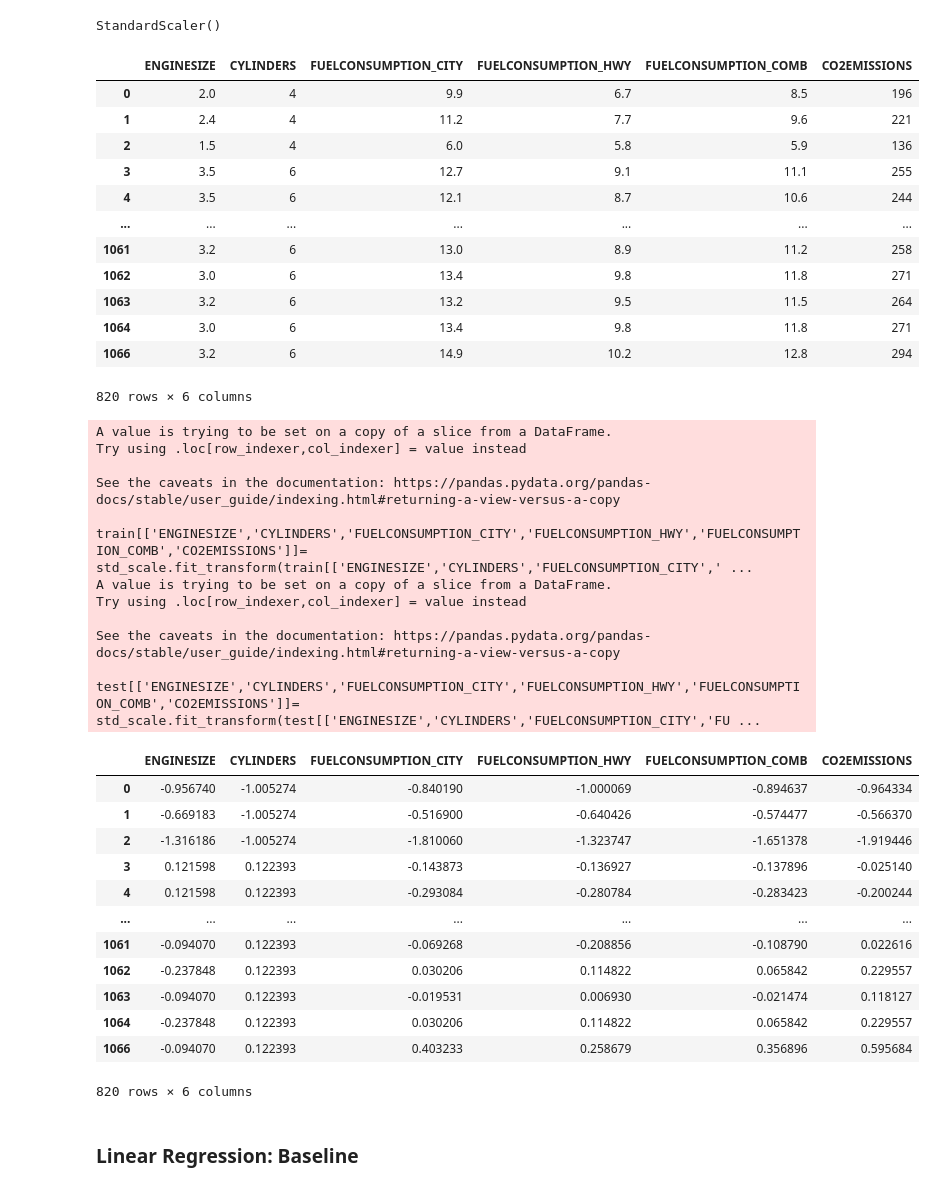
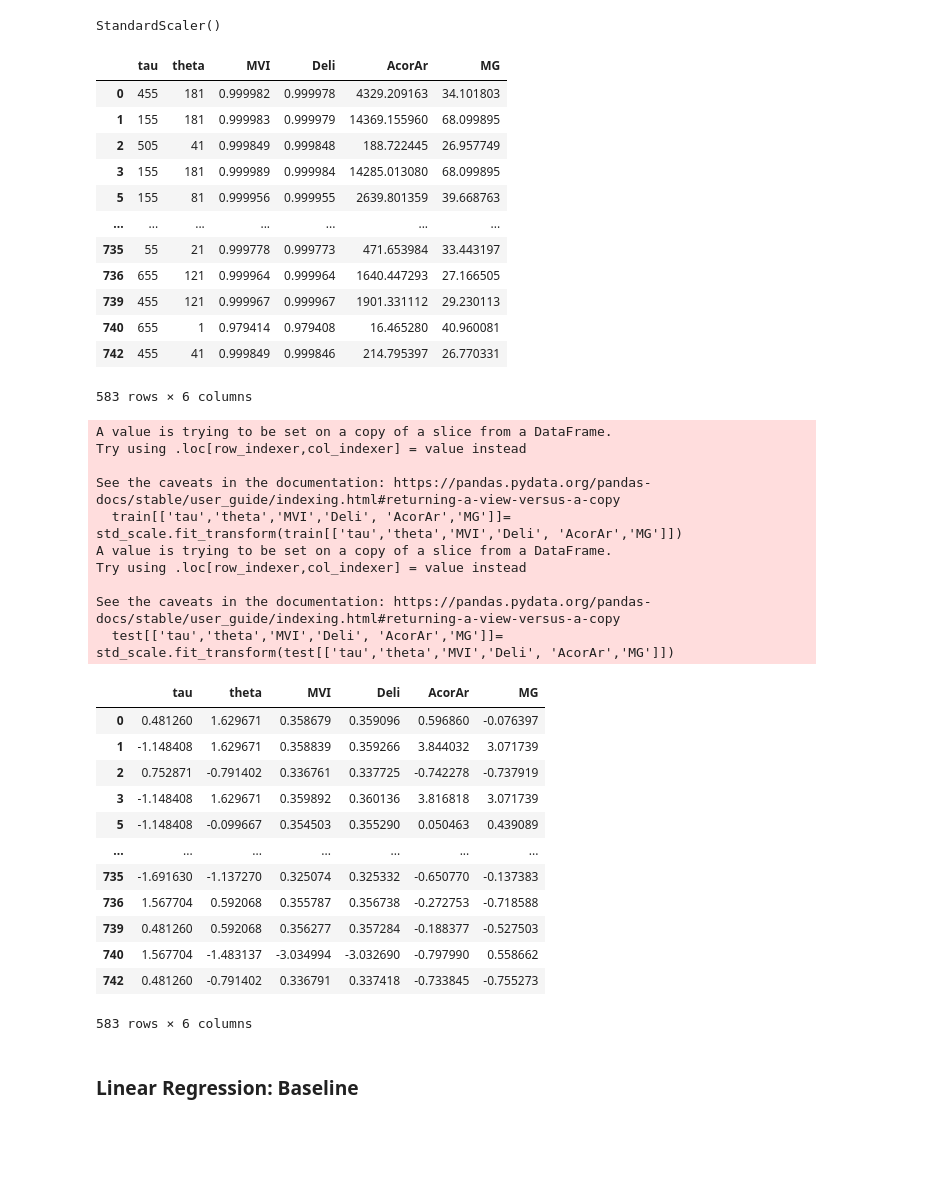
Before and after one commit to KeonyJR/Resources, a Jupyter notebook: Code/3- Regression_Ridge_Lasso_ElasticNet copy.ipynb, the cells around one changed output. Cells and saved outputs as stored; diff of their text form; code cells hidden in the pictures; blank space fills up the shorter version.

```diff
--- a/Code/3- Regression_Ridge_Lasso_ElasticNet copy.ipynb
+++ b/Code/3- Regression_Ridge_Lasso_ElasticNet copy.ipynb
@@ -40,7 +40,8 @@ import os
 current_directory = os.getcwd()
 parent_directory = os.path.abspath(os.path.join(current_directory, os.pardir))
 print("Parent directory:", parent_directory)
-Data_directory = parent_directory + "/Data" + "/FuelConsumptionCo2.csv"
+#Data_directory = parent_directory + "/Data" + "/FuelConsumptionCo2.csv"
+Data_directory = parent_directory + "/Data" + "/dataset_reduce_PI_MG.csv"
 print(Data_directory)
 # %% [output]
 Parent directory: d:\Github\Resources
@@ -48,5 +49,6 @@ d:\Github\Resources/Data/FuelConsumptionCo2.csv
 # %%
 df = pd.read_csv(Data_directory)
-cdf = df[['ENGINESIZE','CYLINDERS','FUELCONSUMPTION_CITY','FUELCONSUMPTION_HWY','FUELCONSUMPTION_COMB','CO2EMISSIONS']]
+# cdf = df[['ENGINESIZE','CYLINDERS','FUELCONSUMPTION_CITY','FUELCONSUMPTION_HWY','FUELCONSUMPTION_COMB','CO2EMISSIONS']]
+cdf = df[['tau','theta','MVI','Deli', 'AcorAr','MG']]
 cdf.head(9)
 # %% [output]
@@ -98,47 +105,52 @@ std_scale
 # %% [output]
 StandardScaler()
 # %%
-train[['ENGINESIZE','CYLINDERS','FUELCONSUMPTION_CITY','FUELCONSUMPTION_HWY','FUELCONSUMPTION_COMB','CO2EMISSIONS']]
+# train[['ENGINESIZE','CYLINDERS','FUELCONSUMPTION_CITY','FUELCONSUMPTION_HWY','FUELCONSUMPTION_COMB','CO2EMISSIONS']]
+train[['tau','theta','MVI','Deli', 'AcorAr','MG']]
 # %% [output]
-|  | ENGINESIZE | CYLINDERS | FUELCONSUMPTION_CITY | FUELCONSUMPTION_HWY | FUELCONSUMPTION_COMB | CO2EMISSIONS |
-| 0 | 2.0 | 4 | 9.9 | 6.7 | 8.5 | 196 |
-| 1 | 2.4 | 4 | 11.2 | 7.7 | 9.6 | 221 |
-| 2 | 1.5 | 4 | 6.0 | 5.8 | 5.9 | 136 |
-| 3 | 3.5 | 6 | 12.7 | 9.1 | 11.1 | 255 |
-| 4 | 3.5 | 6 | 12.1 | 8.7 | 10.6 | 244 |
+|  | tau | theta | MVI | Deli | AcorAr | MG |
+| 0 | 455 | 181 | 0.999982 | 0.999978 | 4329.209163 | 34.101803 |
+| 1 | 155 | 181 | 0.999983 | 0.999979 | 14369.155960 | 68.099895 |
+| 2 | 505 | 41 | 0.999849 | 0.999848 | 188.722445 | 26.957749 |
+| 3 | 155 | 181 | 0.999989 | 0.999984 | 14285.013080 | 68.099895 |
+| 5 | 155 | 81 | 0.999956 | 0.999955 | 2639.801359 | 39.668763 |
 | ... | ... | ... | ... | ... | ... | ... |
-| 1061 | 3.2 | 6 | 13.0 | 8.9 | 11.2 | 258 |
-| 1062 | 3.0 | 6 | 13.4 | 9.8 | 11.8 | 271 |
-| 1063 | 3.2 | 6 | 13.2 | 9.5 | 11.5 | 264 |
-| 1064 | 3.0 | 6 | 13.4 | 9.8 | 11.8 | 271 |
-| 1066 | 3.2 | 6 | 14.9 | 10.2 | 12.8 | 294 |
+| 735 | 55 | 21 | 0.999778 | 0.999773 | 471.653984 | 33.443197 |
+| 736 | 655 | 121 | 0.999964 | 0.999964 | 1640.447293 | 27.166505 |
+| 739 | 455 | 121 | 0.999967 | 0.999967 | 1901.331112 | 29.230113 |
+| 740 | 655 | 1 | 0.979414 | 0.979408 | 16.465280 | 40.960081 |
+| 742 | 455 | 41 | 0.999849 | 0.999846 | 214.795397 | 26.770331 |
-820 rows × 6 columns
+583 rows × 6 columns
 # %%
-train[['ENGINESIZE','CYLINDERS','FUELCONSUMPTION_CITY','FUELCONSUMPTION_HWY','FUELCONSUMPTION_COMB','CO2EMISSIONS']]= std_scale.fit_transform(train[['ENGINESIZE','CYLINDERS','FUELCONSUMPTION_CITY','FUELCONSUMPTION_HWY','FUELCONSUMPTION_COMB','CO2EMISSIONS']])
-test[['ENGINESIZE','CYLINDERS','FUELCONSUMPTION_CITY','FUELCONSUMPTION_HWY','FUELCONSUMPTION_COMB','CO2EMISSIONS']]= std_scale.fit_transform(test[['ENGINESIZE','CYLINDERS','FUELCONSUMPTION_CITY','FUELCONSUMPTION_HWY','FUELCONSUMPTION_COMB','CO2EMISSIONS']])
+# train[['ENGINESIZE','CYLINDERS','FUELCONSUMPTION_CITY','FUELCONSUMPTION_HWY','FUELCONSUMPTION_COMB','CO2EMISSIONS']]= std_scale.fit_transform(train[['ENGINESIZE','CYLINDERS','FUELCONSUMPTION_CITY','FUELCONSUMPTION_HWY','FUELCONSUMPTION_COMB','CO2EMISSIONS']])
+# test[['ENGINESIZE','CYLINDERS','FUELCONSUMPTION_CITY','FUELCONSUMPTION_HWY','FUELCONSUMPTION_COMB','CO2EMISSIONS']]= std_scale.fit_transform(test[['ENGINESIZE','CYLINDERS','FUELCONSUMPTION_CITY','FUELCONSUMPTION_HWY','FUELCONSUMPTION_COMB','CO2EMISSIONS']])
+# train
+
+train[['tau','theta','MVI','Deli', 'AcorAr','MG']]= std_scale.fit_transform(train[['tau','theta','MVI','Deli', 'AcorAr','MG']])
+test[['tau','theta','MVI','Deli', 'AcorAr','MG']]= std_scale.fit_transform(test[['tau','theta','MVI','Deli', 'AcorAr','MG']])
 train
 # %% [output]
 A value is trying to be set on a copy of a slice from a DataFrame.
 Try using .loc[row_indexer,col_indexer] = value instead
 
 See the caveats in the documentation: https://pandas.pydata.org/pandas-docs/stable/user_guide/indexing.html#returning-a-view-versus-a-copy
-  train[['ENGINESIZE','CYLINDERS','FUELCONSUMPTION_CITY','FUELCONSUMPTION_HWY','FUELCONSUMPTION_COMB','CO2EMISSIONS']]= std_scale.fit_transform(train[['ENGINESIZE','CYLINDERS','FUELCONSUMPTION_CITY',' ...
+  train[['tau','theta','MVI','Deli', 'AcorAr','MG']]= std_scale.fit_transform(train[['tau','theta','MVI','Deli', 'AcorAr','MG']])
 A value is trying to be set on a copy of a slice from a DataFrame.
 Try using .loc[row_indexer,col_indexer] = value instead
 
 See the caveats in the documentation: https://pandas.pydata.org/pandas-docs/stable/user_guide/indexing.html#returning-a-view-versus-a-copy
-  test[['ENGINESIZE','CYLINDERS','FUELCONSUMPTION_CITY','FUELCONSUMPTION_HWY','FUELCONSUMPTION_COMB','CO2EMISSIONS']]= std_scale.fit_transform(test[['ENGINESIZE','CYLINDERS','FUELCONSUMPTION_CITY','FU ...
+  test[['tau','theta','MVI','Deli', 'AcorAr','MG']]= std_scale.fit_transform(test[['tau','theta','MVI','Deli', 'AcorAr','MG']])
-|  | ENGINESIZE | CYLINDERS | FUELCONSUMPTION_CITY | FUELCONSUMPTION_HWY | FUELCONSUMPTION_COMB | CO2EMISSIONS |
-| 0 | -0.956740 | -1.005274 | -0.840190 | -1.000069 | -0.894637 | -0.964334 |
-| 1 | -0.669183 | -1.005274 | -0.516900 | -0.640426 | -0.574477 | -0.566370 |
-| 2 | -1.316186 | -1.005274 | -1.810060 | -1.323747 | -1.651378 | -1.919446 |
-| 3 | 0.121598 | 0.122393 | -0.143873 | -0.136927 | -0.137896 | -0.025140 |
-| 4 | 0.121598 | 0.122393 | -0.293084 | -0.280784 | -0.283423 | -0.200244 |
+|  | tau | theta | MVI | Deli | AcorAr | MG |
+| 0 | 0.481260 | 1.629671 | 0.358679 | 0.359096 | 0.596860 | -0.076397 |
+| 1 | -1.148408 | 1.629671 | 0.358839 | 0.359266 | 3.844032 | 3.071739 |
+| 2 | 0.752871 | -0.791402 | 0.336761 | 0.337725 | -0.742278 | -0.737919 |
+| 3 | -1.148408 | 1.629671 | 0.359892 | 0.360136 | 3.816818 | 3.071739 |
+| 5 | -1.148408 | -0.099667 | 0.354503 | 0.355290 | 0.050463 | 0.439089 |
 | ... | ... | ... | ... | ... | ... | ... |
-| 1061 | -0.094070 | 0.122393 | -0.069268 | -0.208856 | -0.108790 | 0.022616 |
-| 1062 | -0.237848 | 0.122393 | 0.030206 | 0.114822 | 0.065842 | 0.229557 |
-| 1063 | -0.094070 | 0.122393 | -0.019531 | 0.006930 | -0.021474 | 0.118127 |
-| 1064 | -0.237848 | 0.122393 | 0.030206 | 0.114822 | 0.065842 | 0.229557 |
-| 1066 | -0.094070 | 0.122393 | 0.403233 | 0.258679 | 0.356896 | 0.595684 |
+| 735 | -1.691630 | -1.137270 | 0.325074 | 0.325332 | -0.650770 | -0.137383 |
+| 736 | 1.567704 | 0.592068 | 0.355787 | 0.356738 | -0.272753 | -0.718588 |
+| 739 | 0.481260 | 0.592068 | 0.356277 | 0.357284 | -0.188377 | -0.527503 |
+| 740 | 1.567704 | -1.483137 | -3.034994 | -3.032690 | -0.797990 | 0.558662 |
+| 742 | 0.481260 | -0.791402 | 0.336791 | 0.337418 | -0.733845 | -0.755273 |
-820 rows × 6 columns
+583 rows × 6 columns
 # %%
```
Also changed, not shown: parts of 19 cells of this notebook, 5 other files.
